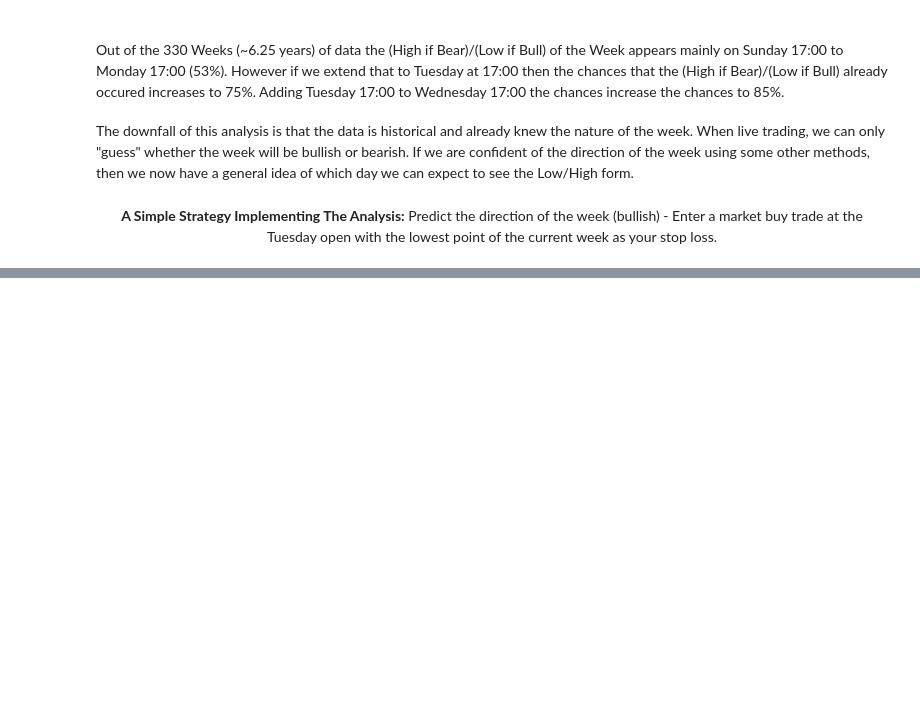
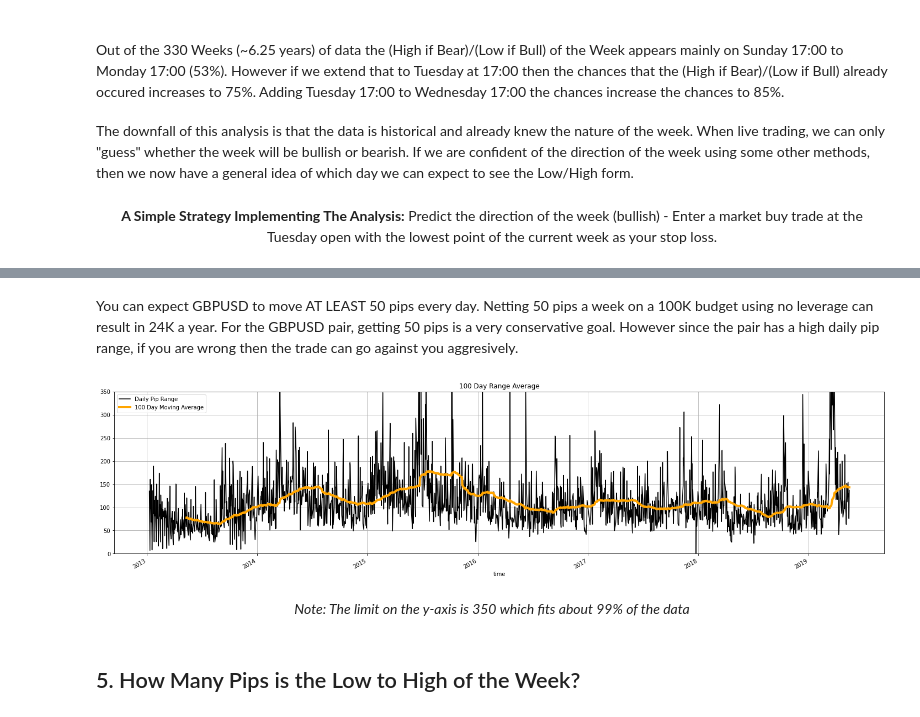
Before and after one commit to Williamdst/Springboard-DSC, a Jupyter notebook: 20.3_Dataset-Analysis/GBPUSD-Profile.ipynb, the cells around one changed output, grey strips where cells are left out. Saved outputs shown, nothing was run; the diff lists cells and outputs as text; code cells hidden in the pictures; blank space fills up the shorter version.

Commit message:
Finished Data Analysis Project

```diff
--- a/20.3_Dataset-Analysis/GBPUSD-Profile.ipynb
+++ b/20.3_Dataset-Analysis/GBPUSD-Profile.ipynb
@@ -319,0 +262,12 @@ ext5['BeforeMove 100 Average'].plot(kind='line',grid=True,title="Before Move 100
+# %% [markdown]
+You can expect GBPUSD to move AT LEAST 50 pips every day. Netting 50 pips a week on a 100K budget using no leverage can result in 24K a year. For the GBPUSD pair, getting 50 pips is a very conservative goal. However since the pair has a high daily pip range, if you are wrong then the trade can go against you aggresively.
+# %%
+daily_weekly['daily_range'].plot(kind='line', label='Daily Pip Range', ylim=(0,350), color='black');
+daily_weekly['daily_range_100_ma'].plot(kind='line', label='100 Day Moving Average',figsize=(25,6), title="100 Day Range Average", color='orange',linewidth=4, grid = True);
+plt.legend(loc=0);
+# %% [output]
+[figure, added]
+# %% [markdown]
+<p style='text-align:center'><i>Note: The limit on the y-axis is 350 which fits about 99% of the data</i></p>
+# %% [markdown]
+<h2>5. How Many Pips is the Low to High of the Week?</h2>
```
Also changed, not shown: parts of 52 cells of this notebook.
